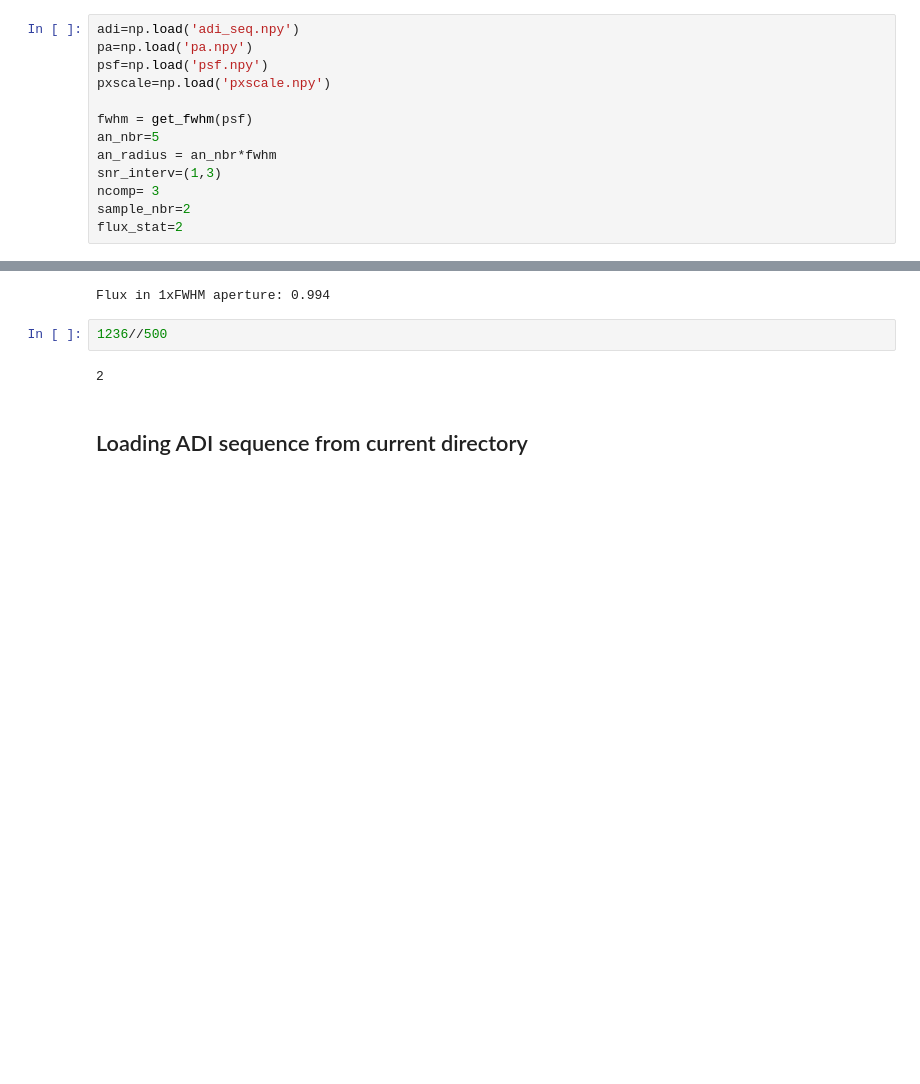
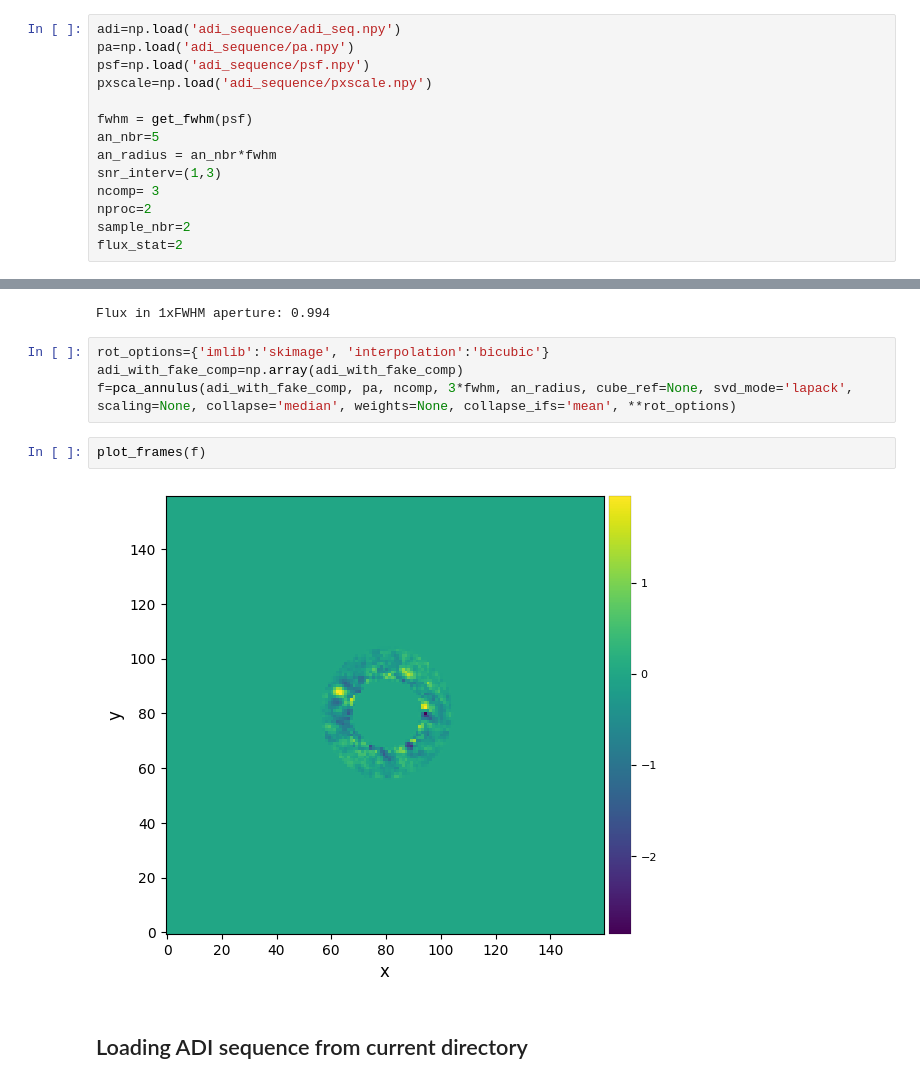
Before and after one commit to sim-alex/MFE, a Jupyter notebook: dataset_generation/drafts_and_test.ipynb, the cells around one changed output, grey strips where cells are left out. Cells and saved outputs as stored; diff of their text form; blank space fills up the shorter version.

```diff
--- a/dataset_generation/drafts_and_test.ipynb
+++ b/dataset_generation/drafts_and_test.ipynb
@@ -30,13 +33,14 @@ from training_set_generation_functions import inject_random_fake_comp, make_mlar
 # %%
-adi=np.load('adi_seq.npy')
-pa=np.load('pa.npy')
-psf=np.load('psf.npy')
-pxscale=np.load('pxscale.npy')
+adi=np.load('adi_sequence/adi_seq.npy')
+pa=np.load('adi_sequence/pa.npy')
+psf=np.load('adi_sequence/psf.npy')
+pxscale=np.load('adi_sequence/pxscale.npy')
 
 fwhm = get_fwhm(psf)
 an_nbr=5
 an_radius = an_nbr*fwhm
 snr_interv=(1,3)
 ncomp= 3
+nproc=2
 sample_nbr=2
 flux_stat=2
@@ -75,9 +131,13 @@ snr_values=[[i[4],i[2]] for i in snr_res]
 # %% [output]
 Flux in 1xFWHM aperture: 0.994
 # %%
-1236//500
+rot_options={'imlib':'skimage', 'interpolation':'bicubic'}
+adi_with_fake_comp=np.array(adi_with_fake_comp)
+f=pca_annulus(adi_with_fake_comp, pa, ncomp, 3*fwhm, an_radius, cube_ref=None, svd_mode='lapack', scaling=None, collapse='median', weights=None, collapse_ifs='mean', **rot_options)
-# %% [output]
-2
+# %%
+plot_frames(f)
+# %% [output]
+[figure, added]
 # %% [markdown]
 ## Loading ADI sequence from current directory
 # %%
```
Also changed, not shown: parts of 7 cells of this notebook, 4 other files.
